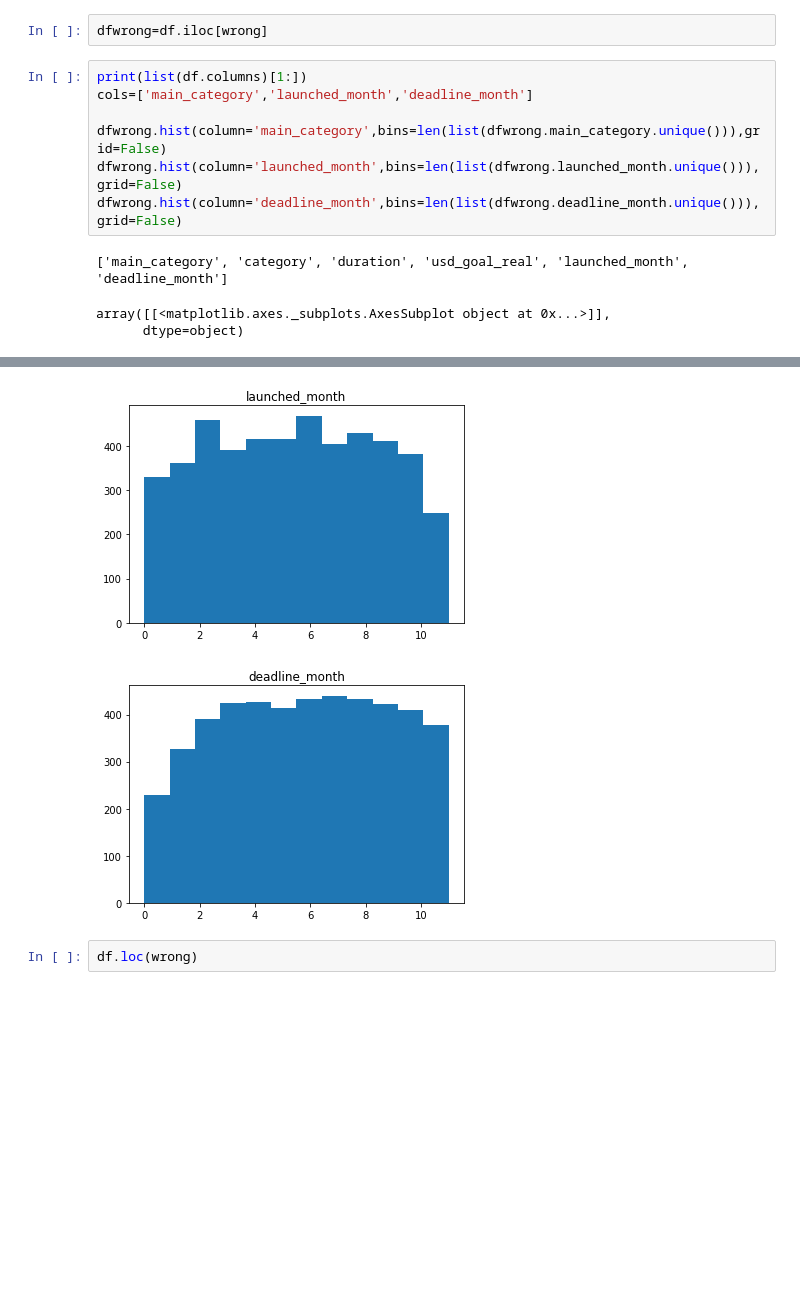
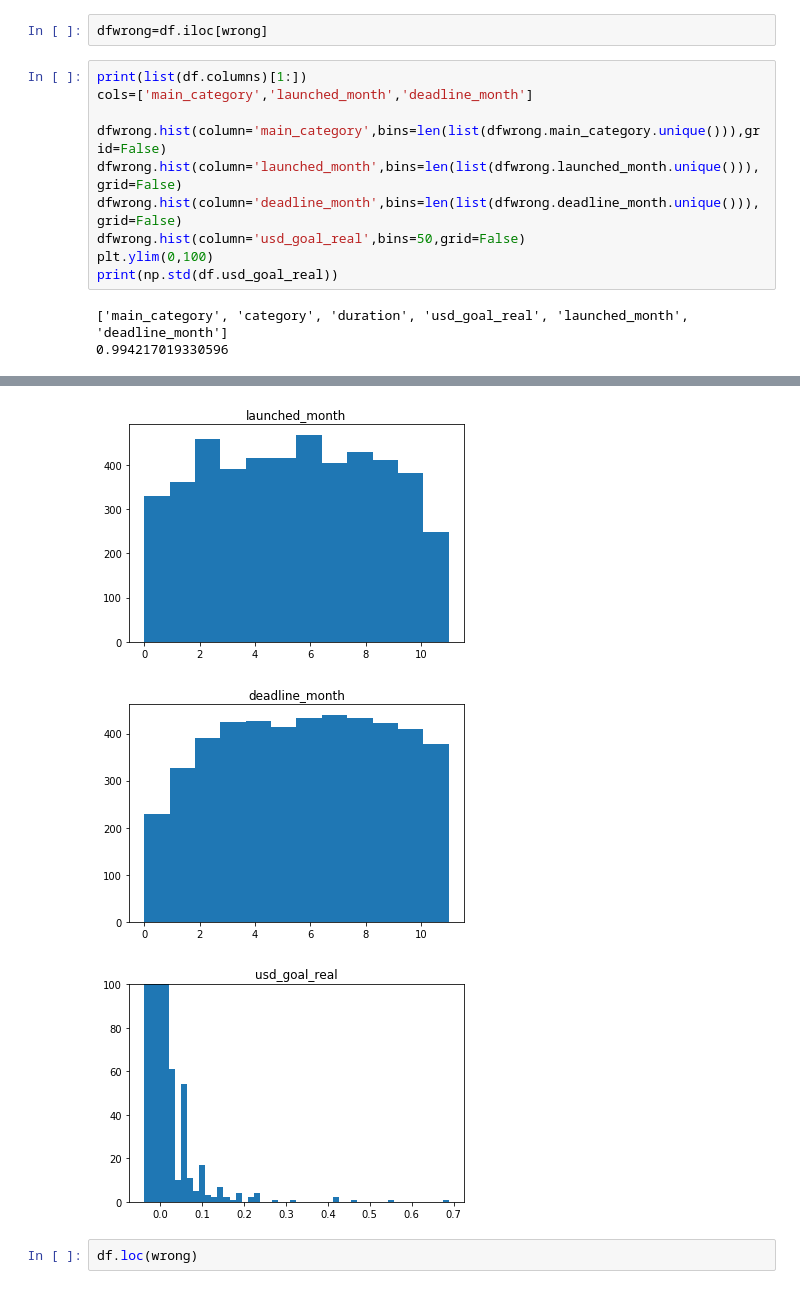
Before and after one commit to michaelmdresser/csci5622project, a Jupyter notebook: Error Analysis.ipynb, the cells around one changed output, grey strips where cells are left out. Drawn from its saved outputs; the diff is of its cells as text; blank space fills up the shorter version.

```diff
--- a/Error Analysis.ipynb
+++ b/Error Analysis.ipynb
@@ -182,16 +188,19 @@ dfwrong=df.iloc[wrong]
 # %%
 print(list(df.columns)[1:])
 cols=['main_category','launched_month','deadline_month']
 
 dfwrong.hist(column='main_category',bins=len(list(dfwrong.main_category.unique())),grid=False)
 dfwrong.hist(column='launched_month',bins=len(list(dfwrong.launched_month.unique())),grid=False)
 dfwrong.hist(column='deadline_month',bins=len(list(dfwrong.deadline_month.unique())),grid=False)
+dfwrong.hist(column='usd_goal_real',bins=50,grid=False)
+plt.ylim(0,100)
+print(np.std(df.usd_goal_real))
 # %% [output]
 ['main_category', 'category', 'duration', 'usd_goal_real', 'launched_month', 'deadline_month']
+0.994217019330596
-array([[<matplotlib.axes._subplots.AxesSubplot object at 0x...>]],
-      dtype=object)
 [figure]
 [figure]
 [figure]
+[figure, added]
 # %%
 df.loc(wrong)
```
Also changed, not shown: parts of 2 cells of this notebook.
